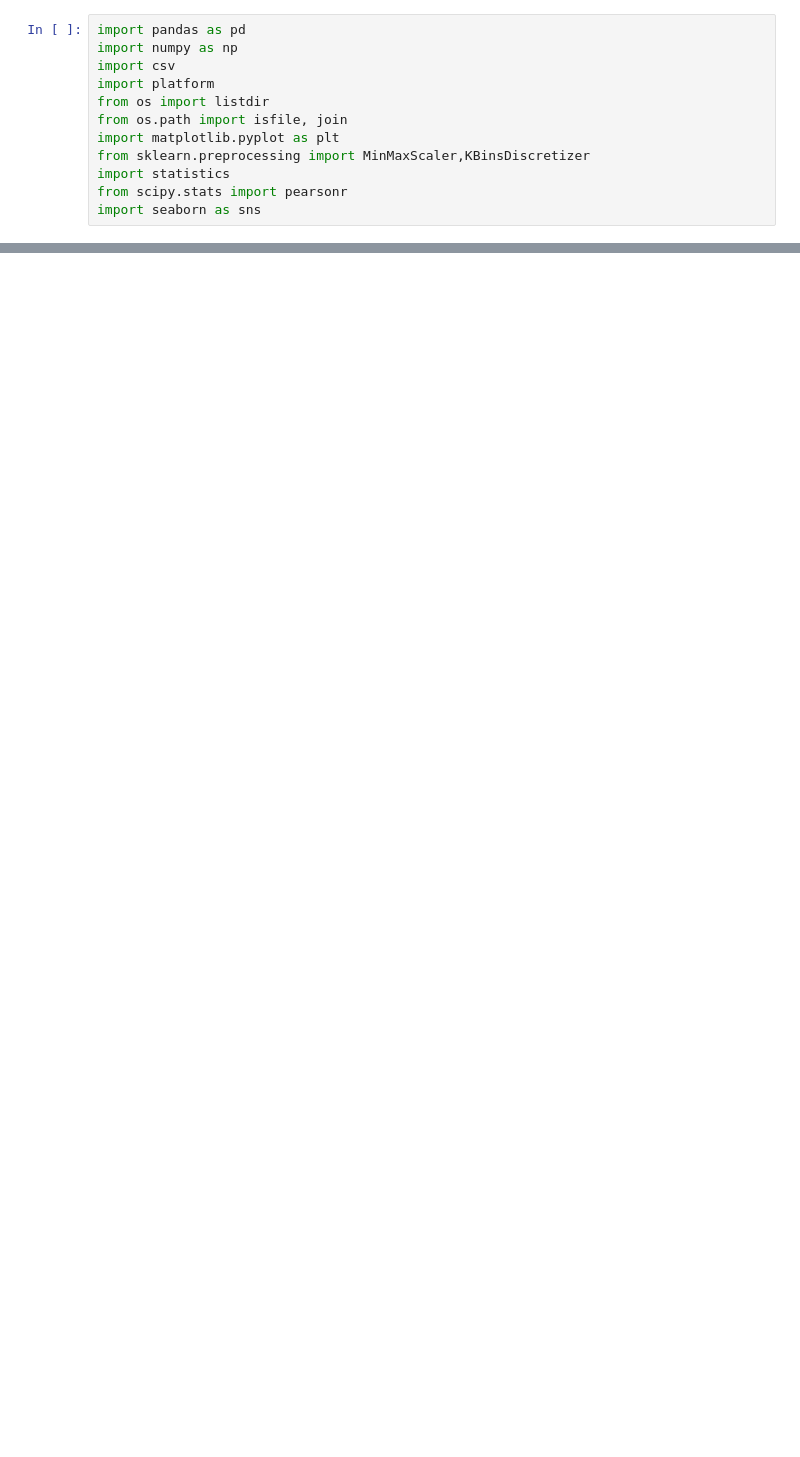
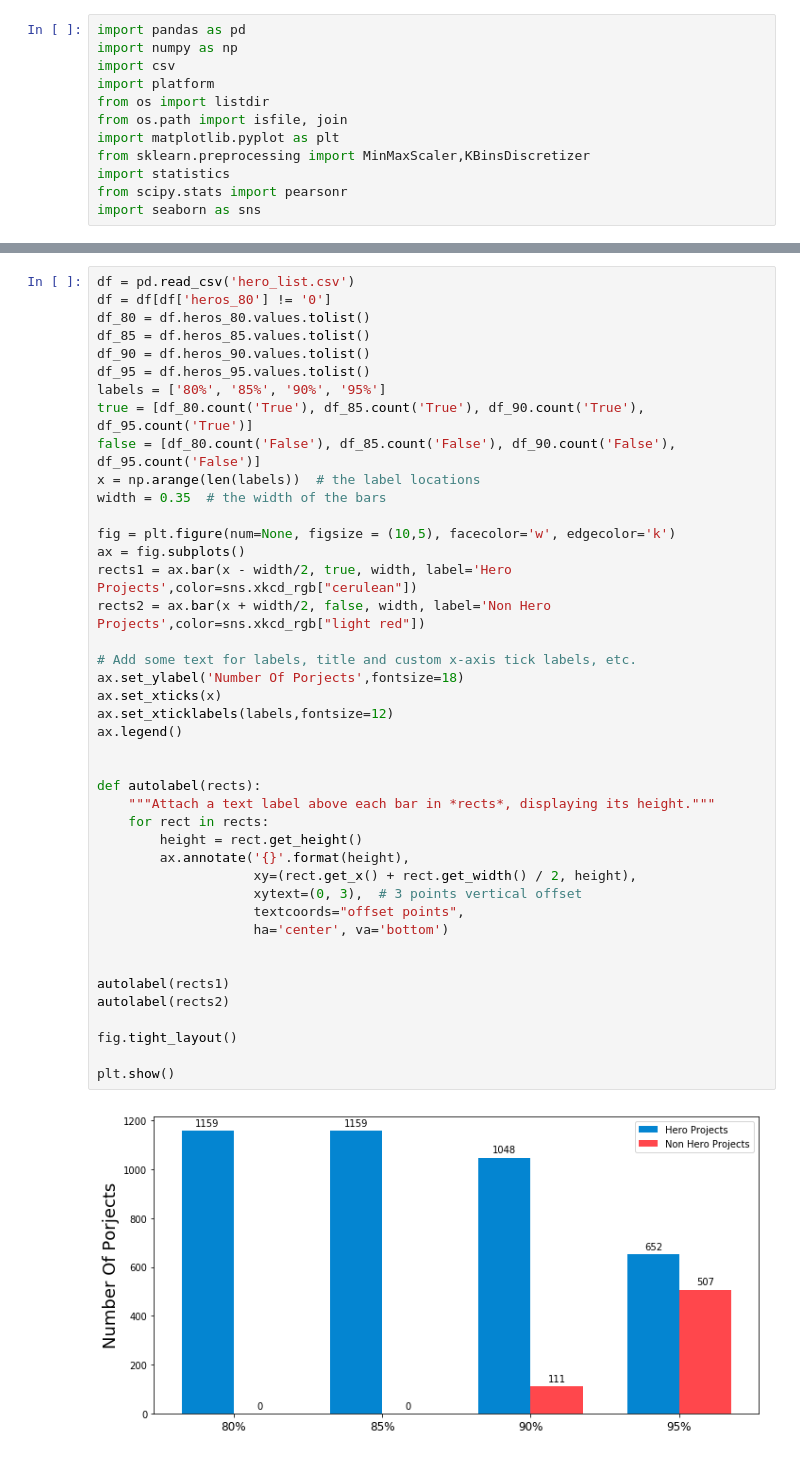
Before and after one commit to ai-se/Git_miner, a Jupyter notebook: Latest Results.ipynb, the cells around one changed output, grey strips where cells are left out. Drawn from its saved outputs; the diff is of its cells as text; blank space fills up the shorter version.

```diff
--- a/Latest Results.ipynb
+++ b/Latest Results.ipynb
@@ -17,0 +15,44 @@ df_s = df.drop(labels=['project','c_size','c_experienced','c_inexperienced'],axi
+# %%
+df = pd.read_csv('hero_list.csv')
+df = df[df['heros_80'] != '0']
+df_80 = df.heros_80.values.tolist()
+df_85 = df.heros_85.values.tolist()
+df_90 = df.heros_90.values.tolist()
+df_95 = df.heros_95.values.tolist()
+labels = ['80%', '85%', '90%', '95%']
+true = [df_80.count('True'), df_85.count('True'), df_90.count('True'), df_95.count('True')]
+false = [df_80.count('False'), df_85.count('False'), df_90.count('False'), df_95.count('False')]
+x = np.arange(len(labels))  # the label locations
+width = 0.35  # the width of the bars
+
+fig = plt.figure(num=None, figsize = (10,5), facecolor='w', edgecolor='k')
+ax = fig.subplots()
+rects1 = ax.bar(x - width/2, true, width, label='Hero Projects',color=sns.xkcd_rgb["cerulean"])
+rects2 = ax.bar(x + width/2, false, width, label='Non Hero Projects',color=sns.xkcd_rgb["light red"])
+
+# Add some text for labels, title and custom x-axis tick labels, etc.
+ax.set_ylabel('Number Of Porjects',fontsize=18)
+ax.set_xticks(x)
+ax.set_xticklabels(labels,fontsize=12)
+ax.legend()
+
+
+def autolabel(rects):
+    """Attach a text label above each bar in *rects*, displaying its height."""
+    for rect in rects:
+        height = rect.get_height()
+        ax.annotate('{}'.format(height),
+                    xy=(rect.get_x() + rect.get_width() / 2, height),
+                    xytext=(0, 3),  # 3 points vertical offset
+                    textcoords="offset points",
+                    ha='center', va='bottom')
+
+
+autolabel(rects1)
+autolabel(rects2)
+
+fig.tight_layout()
+
+plt.show()
+# %% [output]
+[figure, added]
```
Also changed, not shown: parts of 6 cells of this notebook, 4 other files.
